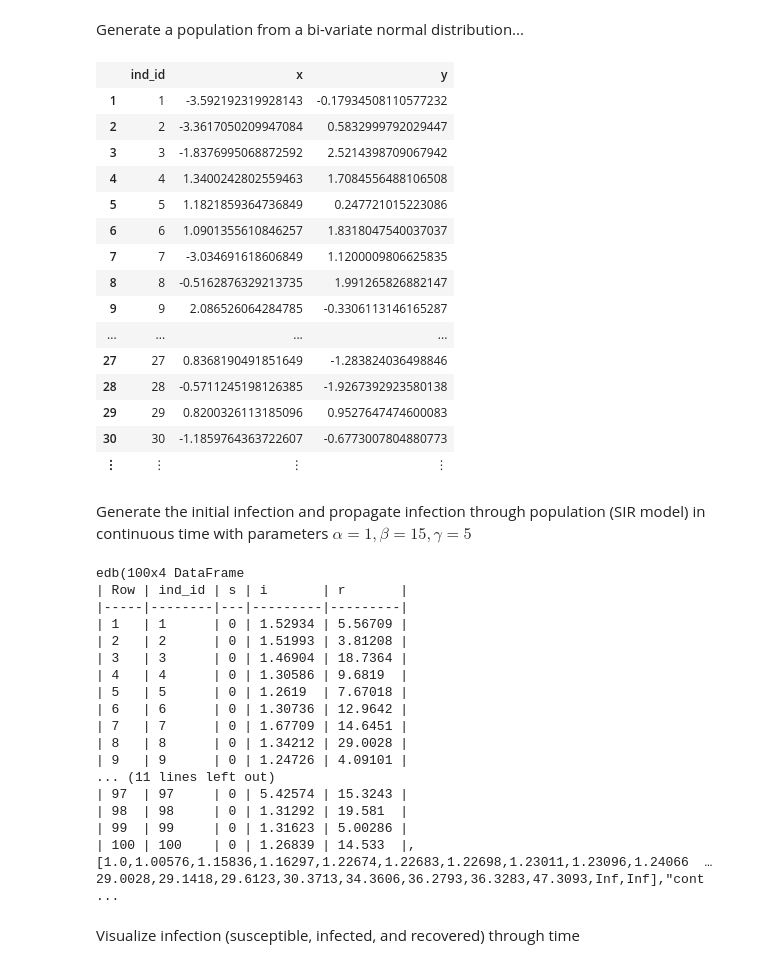
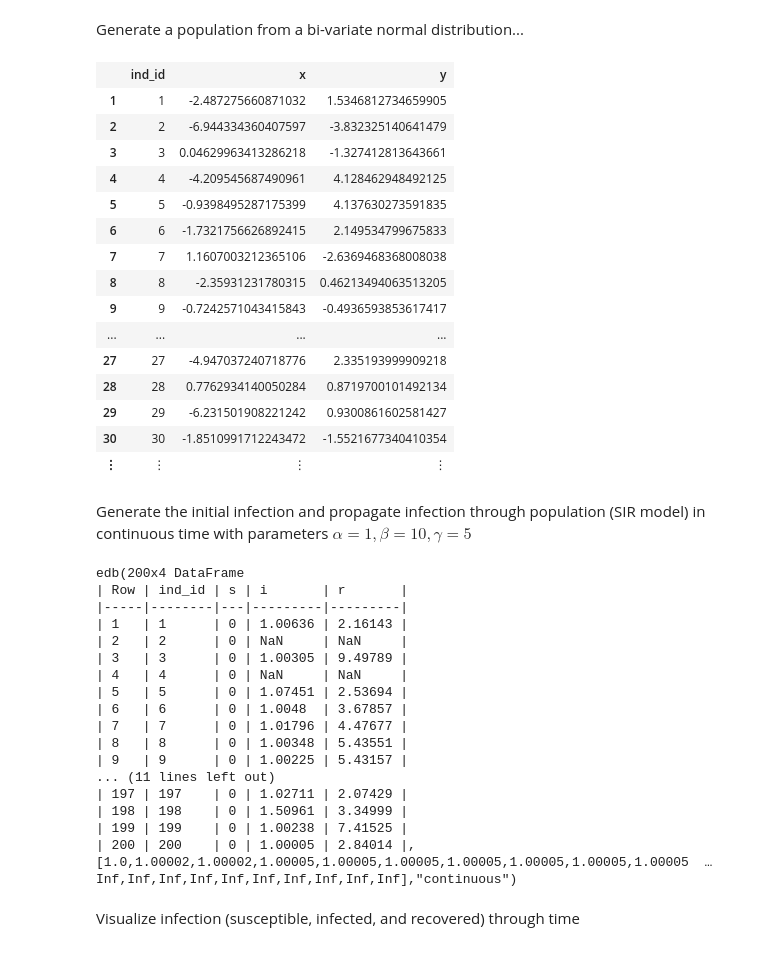
Before and after one commit to jangevaare/ILMs.jl, a Jupyter notebook: example_continuous_SIR.ipynb, the cells around one changed output. Drawn from its saved outputs; the diff is of its cells as text; code cells hidden in the pictures.

```diff
--- a/example_continuous_SIR.ipynb
+++ b/example_continuous_SIR.ipynb
@@ -7,46 +7,46 @@ state_animation (generic function with 1 method)
 # %% [markdown]
 Generate a population from a bi-variate normal distribution...
 # %%
-pop_db1 = create_pop_db(100, MvNormal(eye(2).*4))
+pop_db1 = create_pop_db(200, MvNormal(eye(2).*7))
 # %% [output]
 |  | ind_id | x | y |
-| 1 | 1 | -3.592192319928143 | -0.17934508110577232 |
-| 2 | 2 | -3.3617050209947084 | 0.5832999792029447 |
-| 3 | 3 | -1.8376995068872592 | 2.5214398709067942 |
-| 4 | 4 | 1.3400242802559463 | 1.7084556488106508 |
-| 5 | 5 | 1.1821859364736849 | 0.247721015223086 |
-| 6 | 6 | 1.0901355610846257 | 1.8318047540037037 |
-| 7 | 7 | -3.034691618606849 | 1.1200009806625835 |
-| 8 | 8 | -0.5162876329213735 | 1.991265826882147 |
-| 9 | 9 | 2.086526064284785 | -0.3306113146165287 |
+| 1 | 1 | -2.487275660871032 | 1.5346812734659905 |
+| 2 | 2 | -6.944334360407597 | -3.832325140641479 |
+| 3 | 3 | 0.04629963413286218 | -1.327412813643661 |
+| 4 | 4 | -4.209545687490961 | 4.128462948492125 |
+| 5 | 5 | -0.9398495287175399 | 4.137630273591835 |
+| 6 | 6 | -1.7321756626892415 | 2.149534799675833 |
+| 7 | 7 | 1.1607003212365106 | -2.6369468368008038 |
+| 8 | 8 | -2.35931231780315 | 0.46213494063513205 |
+| 9 | 9 | -0.7242571043415843 | -0.4936593853617417 |
 | ... | ... | ... | ... |
-| 27 | 27 | 0.8368190491851649 | -1.283824036498846 |
-| 28 | 28 | -0.5711245198126385 | -1.9267392923580138 |
-| 29 | 29 | 0.8200326113185096 | 0.9527647474600083 |
-| 30 | 30 | -1.1859764363722607 | -0.6773007804880773 |
+| 27 | 27 | -4.947037240718776 | 2.335193999909218 |
+| 28 | 28 | 0.7762934140050284 | 0.8719700101492134 |
+| 29 | 29 | -6.231501908221242 | 0.9300861602581427 |
+| 30 | 30 | -1.8510991712243472 | -1.5521677340410354 |
 | ⋮ | ⋮ | ⋮ | ⋮ |
 # %% [markdown]
-Generate the initial infection and propagate infection through population (SIR model) in continuous time with parameters $\alpha=1, \beta=15, \gamma=5$
+Generate the initial infection and propagate infection through population (SIR model) in continuous time with parameters $\alpha=1, \beta=10, \gamma=5$
 # %%
-evdb = infect_recover_loop(pop_db1, "continuous", "SIR", 1, 5, 10)
+evdb = infect_recover_loop(pop_db1, "continuous", "SIR", 2, 8, 5)
 # %% [output]
-edb(100x4 DataFrame
+edb(200x4 DataFrame
 | Row | ind_id | s | i       | r       |
 |-----|--------|---|---------|---------|
-| 1   | 1      | 0 | 1.52934 | 5.56709 |
-| 2   | 2      | 0 | 1.51993 | 3.81208 |
-| 3   | 3      | 0 | 1.46904 | 18.7364 |
-| 4   | 4      | 0 | 1.30586 | 9.6819  |
-| 5   | 5      | 0 | 1.2619  | 7.67018 |
-| 6   | 6      | 0 | 1.30736 | 12.9642 |
-| 7   | 7      | 0 | 1.67709 | 14.6451 |
-| 8   | 8      | 0 | 1.34212 | 29.0028 |
-| 9   | 9      | 0 | 1.24726 | 4.09101 |
+| 1   | 1      | 0 | 1.00636 | 2.16143 |
+| 2   | 2      | 0 | NaN     | NaN     |
+| 3   | 3      | 0 | 1.00305 | 9.49789 |
+| 4   | 4      | 0 | NaN     | NaN     |
+| 5   | 5      | 0 | 1.07451 | 2.53694 |
+| 6   | 6      | 0 | 1.0048  | 3.67857 |
+| 7   | 7      | 0 | 1.01796 | 4.47677 |
+| 8   | 8      | 0 | 1.00348 | 5.43551 |
+| 9   | 9      | 0 | 1.00225 | 5.43157 |
 ... (11 lines left out)
-| 97  | 97     | 0 | 5.42574 | 15.3243 |
-| 98  | 98     | 0 | 1.31292 | 19.581  |
-| 99  | 99     | 0 | 1.31623 | 5.00286 |
-| 100 | 100    | 0 | 1.26839 | 14.533  |,[1.0,1.00576,1.15836,1.16297,1.22674,1.22683,1.22698,1.23011,1.23096,1.24066  …  29.0028,29.1418,29.6123,30.3713,34.3606,36.2793,36.3283,47.3093,Inf,Inf],"cont ...
+| 197 | 197    | 0 | 1.02711 | 2.07429 |
+| 198 | 198    | 0 | 1.50961 | 3.34999 |
+| 199 | 199    | 0 | 1.00238 | 7.41525 |
+| 200 | 200    | 0 | 1.00005 | 2.84014 |,[1.0,1.00002,1.00002,1.00005,1.00005,1.00005,1.00005,1.00005,1.00005,1.00005  …  Inf,Inf,Inf,Inf,Inf,Inf,Inf,Inf,Inf,Inf],"continuous")
 # %% [markdown]
 Visualize infection (susceptible, infected, and recovered) through time
 # %%
```
Also changed, not shown: parts of 5 cells of this notebook, 1 other file.
